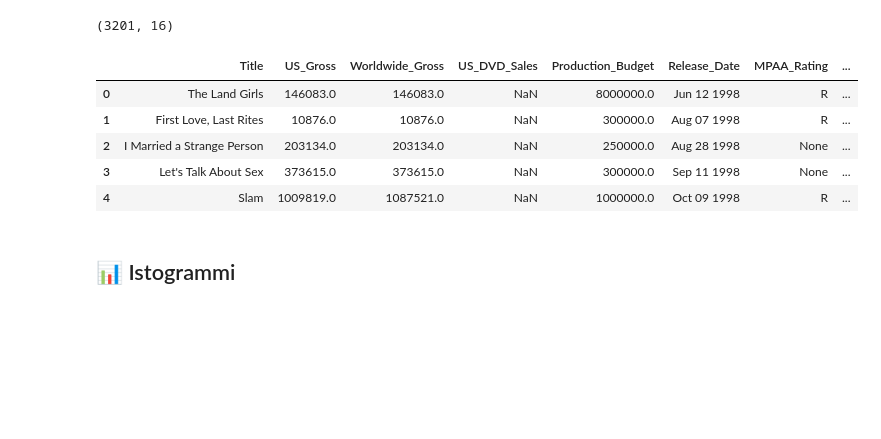
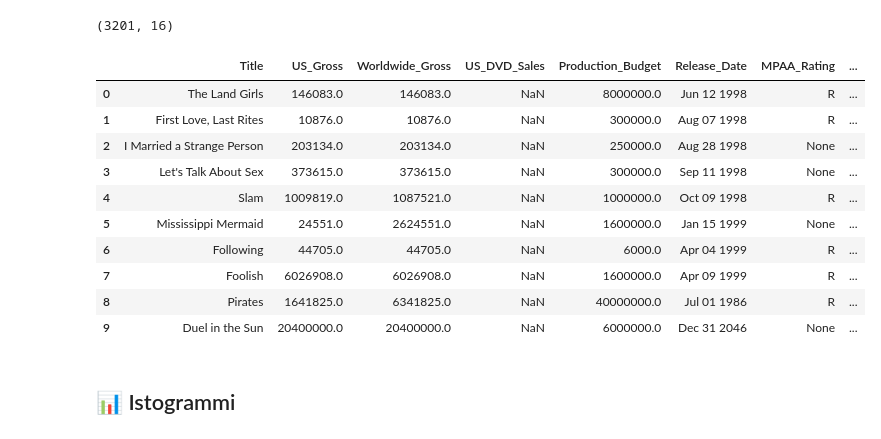
Before and after one commit to vivri161803/PythonForDataAnanlysis, a Jupyter notebook: 08_Altair_TrasformazioniSuiDati.ipynb, the cells around one changed output. Saved outputs shown, nothing was run; the diff lists cells and outputs as text; code cells hidden in the pictures; blank space fills up the shorter version.

```diff
--- a/08_Altair_TrasformazioniSuiDati.ipynb
+++ b/08_Altair_TrasformazioniSuiDati.ipynb
@@ -15,14 +15,19 @@ movies.shape
 # %% [output]
 (3201, 16)
 # %%
-movies.head(5)
+movies.head(10)
 # %% [output]
 |  | Title | US_Gross | Worldwide_Gross | US_DVD_Sales | Production_Budget | Release_Date | MPAA_Rating | ... |
 | 0 | The Land Girls | 146083.0 | 146083.0 | NaN | 8000000.0 | Jun 12 1998 | R | ... |
 | 1 | First Love, Last Rites | 10876.0 | 10876.0 | NaN | 300000.0 | Aug 07 1998 | R | ... |
 | 2 | I Married a Strange Person | 203134.0 | 203134.0 | NaN | 250000.0 | Aug 28 1998 | None | ... |
 | 3 | Let's Talk About Sex | 373615.0 | 373615.0 | NaN | 300000.0 | Sep 11 1998 | None | ... |
 | 4 | Slam | 1009819.0 | 1087521.0 | NaN | 1000000.0 | Oct 09 1998 | R | ... |
+| 5 | Mississippi Mermaid | 24551.0 | 2624551.0 | NaN | 1600000.0 | Jan 15 1999 | None | ... |
+| 6 | Following | 44705.0 | 44705.0 | NaN | 6000.0 | Apr 04 1999 | R | ... |
+| 7 | Foolish | 6026908.0 | 6026908.0 | NaN | 1600000.0 | Apr 09 1999 | R | ... |
+| 8 | Pirates | 1641825.0 | 6341825.0 | NaN | 40000000.0 | Jul 01 1986 | R | ... |
+| 9 | Duel in the Sun | 20400000.0 | 20400000.0 | NaN | 6000000.0 | Dec 31 2046 | None | ... |
 # %% [markdown]
 ## 📊 Istogrammi
 # %% [markdown]
```
Also changed, not shown: parts of 1 cell of this notebook, 1 other file.
